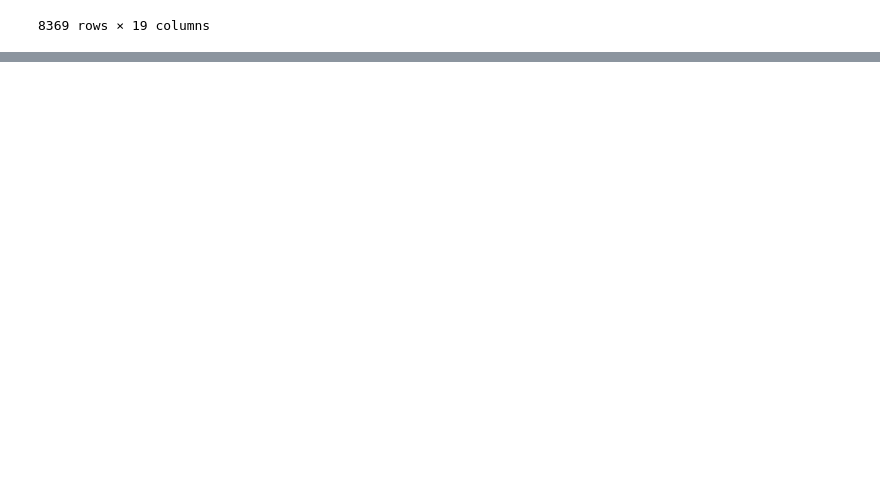
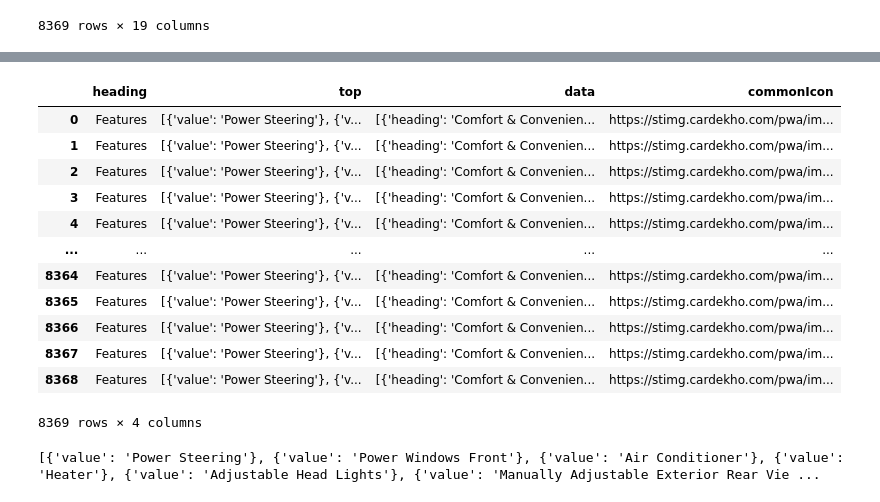
Before and after one commit to EDWARDLLOYDDAVID/Car-dheko, a Jupyter notebook: NewFile.ipynb, the cells around one changed output, grey strips where cells are left out. Drawn from its saved outputs; the diff is of its cells as text; code cells hidden in the pictures; blank space fills up the shorter version.

```diff
--- a/NewFile.ipynb
+++ b/NewFile.ipynb
@@ -61,9 +64,15 @@ final_df
 import pandas as pd
 
 df = pd.DataFrame(final_df['new_car_detail'])
+df1 = pd.DataFrame(final_df['new_car_overview'])
+df2 = pd.DataFrame(final_df['new_car_feature'])
 Json_normalized = pd.json_normalize(df['new_car_detail'].apply(eval))
+Json_normalized1 = pd.json_normalize(df1['new_car_overview'].apply(eval))
+Json_normalized2 = pd.json_normalize(df2['new_car_feature'].apply(eval))
 # Json_normalized = pd.json_normalize(df)
 df = pd.concat([df.drop(columns=["new_car_detail"]), Json_normalized], axis=1)
+df1 = pd.concat([df1.drop(columns=["new_car_overview"]), Json_normalized1], axis=1)
+df2 = pd.concat([df2.drop(columns=["new_car_feature"]), Json_normalized2], axis=1)
 
 print(df)
 # %% [output]
@@ -102,0 +128,16 @@ df
+# %%
+df2
+# %% [output]
+|  | heading | top | data | commonIcon |
+| 0 | Features | [{'value': 'Power Steering'}, {'v... | [{'heading': 'Comfort & Convenien... | https://stimg.cardekho.com/pwa/im... |
+| 1 | Features | [{'value': 'Power Steering'}, {'v... | [{'heading': 'Comfort & Convenien... | https://stimg.cardekho.com/pwa/im... |
+| 2 | Features | [{'value': 'Power Steering'}, {'v... | [{'heading': 'Comfort & Convenien... | https://stimg.cardekho.com/pwa/im... |
+| 3 | Features | [{'value': 'Power Steering'}, {'v... | [{'heading': 'Comfort & Convenien... | https://stimg.cardekho.com/pwa/im... |
+| 4 | Features | [{'value': 'Power Steering'}, {'v... | [{'heading': 'Comfort & Convenien... | https://stimg.cardekho.com/pwa/im... |
+| ... | ... | ... | ... | ... |
+| 8364 | Features | [{'value': 'Power Steering'}, {'v... | [{'heading': 'Comfort & Convenien... | https://stimg.cardekho.com/pwa/im... |
+| 8365 | Features | [{'value': 'Power Steering'}, {'v... | [{'heading': 'Comfort & Convenien... | https://stimg.cardekho.com/pwa/im... |
+| 8366 | Features | [{'value': 'Power Steering'}, {'v... | [{'heading': 'Comfort & Convenien... | https://stimg.cardekho.com/pwa/im... |
+| 8367 | Features | [{'value': 'Power Steering'}, {'v... | [{'heading': 'Comfort & Convenien... | https://stimg.cardekho.com/pwa/im... |
+| 8368 | Features | [{'value': 'Power Steering'}, {'v... | [{'heading': 'Comfort & Convenien... | https://stimg.cardekho.com/pwa/im... |
+8369 rows × 4 columns
@@ -102,0 +151,4 @@ df
+# %%
+print(df2['top'][0])
+# %% [output]
+[{'value': 'Power Steering'}, {'value': 'Power Windows Front'}, {'value': 'Air Conditioner'}, {'value': 'Heater'}, {'value': 'Adjustable Head Lights'}, {'value': 'Manually Adjustable Exterior Rear Vie ...
```
Also changed, not shown: parts of 12 cells of this notebook.
